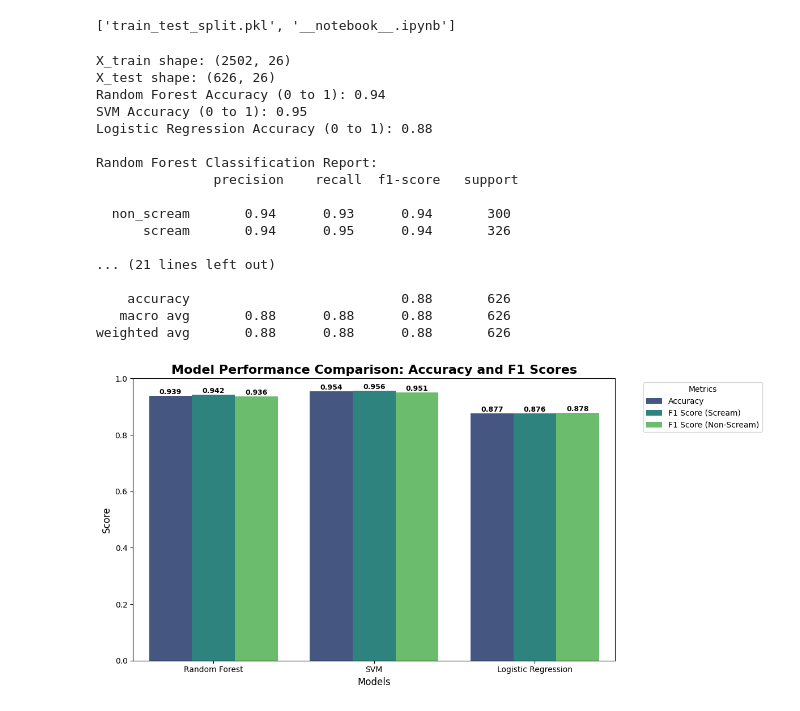
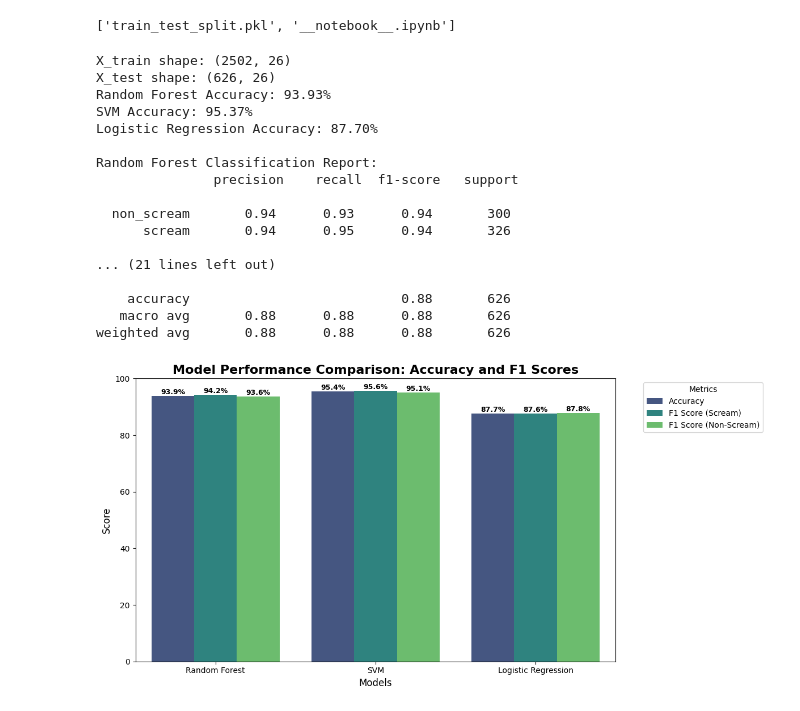
Before and after one commit to JoelSaji04231/Scream-Detection-using-ML-and-DL-models, a Jupyter notebook: crimealert_ml.ipynb, the cells around one changed output. Drawn from its saved outputs; the diff is of its cells as text; code cells hidden in the pictures.

```diff
--- a/crimealert_ml.ipynb
+++ b/crimealert_ml.ipynb
@@ -74,9 +74,9 @@ log_model.fit(X_train, y_train)
 log_pred = log_model.predict(X_test)
 
 # Print accuracy scores
-print(f"Random Forest Accuracy (0 to 1): {accuracy_score(y_test, rf_pred):.2f}")
-print(f"SVM Accuracy (0 to 1): {accuracy_score(y_test, svm_pred):.2f}")
-print(f"Logistic Regression Accuracy (0 to 1): {accuracy_score(y_test, log_pred):.2f}")
+print(f"Random Forest Accuracy: {accuracy_score(y_test, rf_pred)*100:.2f}%")
+print(f"SVM Accuracy: {accuracy_score(y_test, svm_pred)*100:.2f}%")
+print(f"Logistic Regression Accuracy: {accuracy_score(y_test, log_pred)*100:.2f}%")
 
 # Print classification reports
 print("\nRandom Forest Classification Report:\n", classification_report(y_test, rf_pred))
@@ -85,9 +85,9 @@ print("\nLogistic Regression Classification Report:\n", classification_report(y_
 # %% [output]
 X_train shape: (2502, 26)
 X_test shape: (626, 26)
-Random Forest Accuracy (0 to 1): 0.94
-SVM Accuracy (0 to 1): 0.95
-Logistic Regression Accuracy (0 to 1): 0.88
+Random Forest Accuracy: 93.93%
+SVM Accuracy: 95.37%
+Logistic Regression Accuracy: 87.70%
 
 Random Forest Classification Report:
                precision    recall  f1-score   support
@@ -101,10 +101,6 @@ Random Forest Classification Report:
    macro avg       0.88      0.88      0.88       626
 weighted avg       0.88      0.88      0.88       626
 # %%
-rf_accuracy = accuracy_score(y_test, rf_pred)
-svm_accuracy = accuracy_score(y_test, svm_pred)
-log_accuracy = accuracy_score(y_test, log_pred)
-
 # Calculate accuracies
 rf_accuracy = accuracy_score(y_test, rf_pred)
 svm_accuracy = accuracy_score(y_test, svm_pred)
@@ -116,7 +112,6 @@ svm_report = classification_report(y_test, svm_pred, output_dict=True)
 log_report = classification_report(y_test, log_pred, output_dict=True)
 
 # Extract F1 scores from classification reports
-# Assuming '0' is non-scream and '1' is scream (adjust if different)
 metrics_data = {
     'rf_accuracy': rf_accuracy,
     'svm_accuracy': svm_accuracy,
@@ -126,36 +121,36 @@ metrics_data = {
     'log_f1_scream': log_report['scream']['f1-score'],
     'rf_f1_non_scream': rf_report['non_scream']['f1-score'],
     'svm_f1_non_scream': svm_report['non_scream']['f1-score'],
     'log_f1_non_scream': log_report['non_scream']['f1-score']
 }
 
 # Create comprehensive data for plotting
 data = pd.DataFrame({
     'Model': ['Random Forest', 'SVM', 'Logistic Regression'] * 3,
     'Metric': ['Accuracy'] * 3 + ['F1 Score (Scream)'] * 3 + ['F1 Score (Non-Scream)'] * 3,
-    'Score': [metrics_data['rf_accuracy'], metrics_data['svm_accuracy'], metrics_data['log_accuracy'],
-              metrics_data['rf_f1_scream'], metrics_data['svm_f1_scream'], metrics_data['log_f1_scream'],
-              metrics_data['rf_f1_non_scream'], metrics_data['svm_f1_non_scream'], metrics_data['log_f1_non_scream']]
+    'Score': [metrics_data['rf_accuracy']*100, metrics_data['svm_accuracy']*100, metrics_data['log_accuracy']*100,
+              metrics_data['rf_f1_scream']*100, metrics_data['svm_f1_scream']*100, metrics_data['log_f1_scream']*100,
+              metrics_data['rf_f1_non_scream']*100, metrics_data['svm_f1_non_scream']*100, metrics_data['log_f1_non_scream']*100]
 })
 
 # Create the grouped bar plot
 plt.figure(figsize=(12, 6))
 sns.barplot(data=data, x='Model', y='Score', hue='Metric', palette='viridis')
 
 # Customize the plot
 plt.title('Model Performance Comparison: Accuracy and F1 Scores', fontsize=16, fontweight='bold')
 plt.xlabel('Models', fontsize=12)
 plt.ylabel('Score', fontsize=12)
-plt.ylim(0, 1)
+plt.ylim(0, 100)
 plt.legend(title='Metrics', bbox_to_anchor=(1.05, 1), loc='upper left')
 
 # Add score values on top of bars
 ax = plt.gca()
 for container in ax.containers:
-    ax.bar_label(container, fmt='%.3f', rotation=0, fontsize=9, fontweight='bold')
+    ax.bar_label(container, fmt='%.1f%%', rotation=0, fontsize=9, fontweight='bold')
 
 plt.xticks(rotation=0)
 plt.tight_layout()
 plt.show()
 # %% [output]
-[figure, old version]
+[figure, new version]
```
